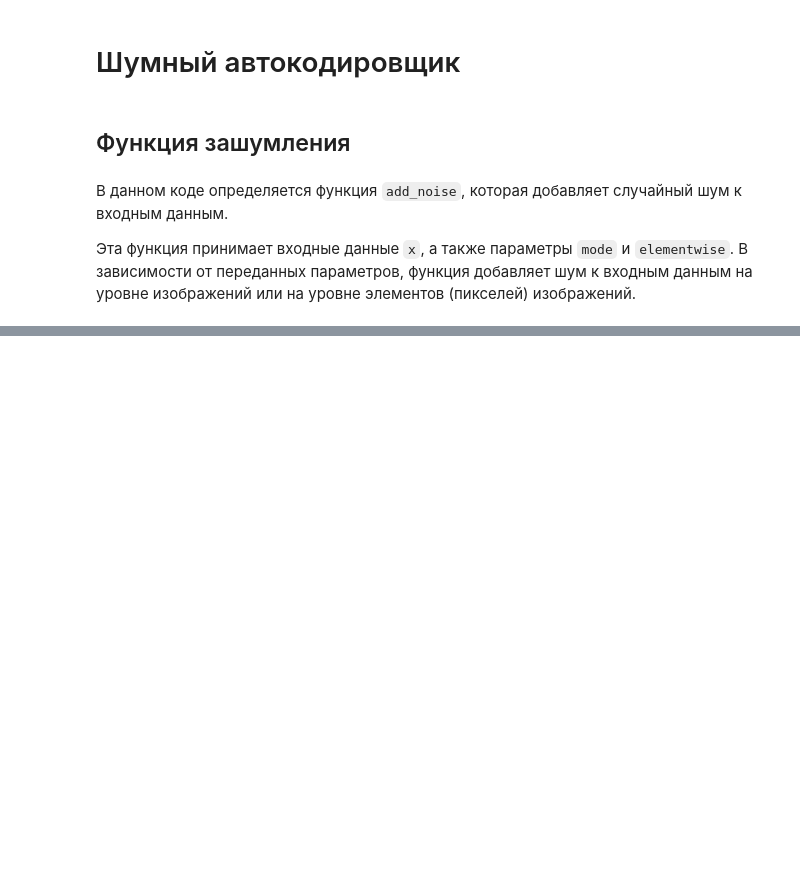
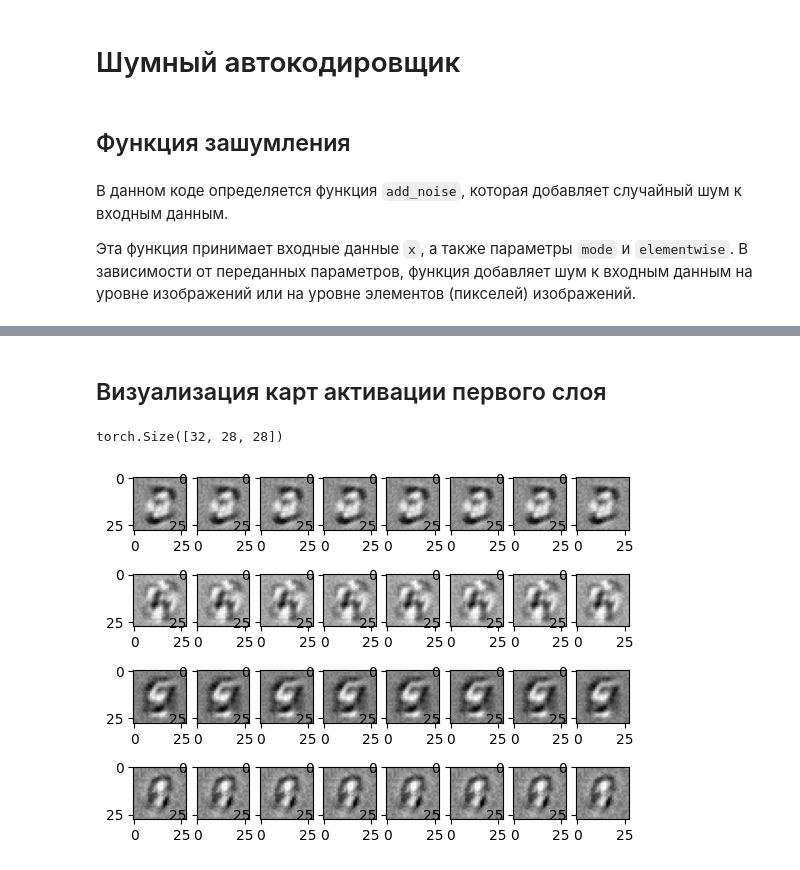
Before and after one commit to evgenykol/otus_cv, a Jupyter notebook: hw_29/hw_29_ae.ipynb, the cells around one changed output, grey strips where cells are left out. Cells and saved outputs as stored; diff of their text form; code cells hidden in the pictures; blank space fills up the shorter version.

```diff
--- a/hw_29/hw_29_ae.ipynb
+++ b/hw_29/hw_29_ae.ipynb
@@ -622,19 +632,0 @@ plot_mnist(noized[:50], (5, 10))
-# %%
-for epoch in range(1, 21):
-    # Цикл по эпохам обучения (от 1 до 20).
-
-    # Устанавливаем все модели в режим обучения (включаем режим обучения).
-    for model in models.values():
-        model.train()
-
-    # Выполняем обучение моделей на обучающем наборе данных для текущей эпохи.
-    # Значения функции потерь записываются в словарь train_log.
-    train(epoch, models, train_log)
-
-    # Устанавливаем все модели в режим оценки (выключаем режим обучения, необходимо для того, чтобы влияние шума отключить).
-    for model in models.values():
-        model.eval()
-
-    # Выполняем тестирование моделей на тестовом наборе данных для текущей эпохи.
-    # Значения функции потерь записываются в словарь test_log.
-    test(models, test_loader, test_log)
@@ -701,0 +646,13 @@ plot_mnist(to_plot, (5, 10))
+# %% [markdown]
+## Визуализация карт активации первого слоя
+# %%
+weights = models['32'].E.fc1.weight
+weights = torch.reshape(weights, (32, 28, 28))
+
+fig, ax = plt.subplots(4, 8)
+for i in range(4):
+    for j in range(8):
+        ax[i][j].imshow(weights[i].detach().numpy(), cmap='gray')
+# %% [output]
+torch.Size([32, 28, 28])
+[figure, added]
```
Also changed, not shown: parts of 13 cells of this notebook.
